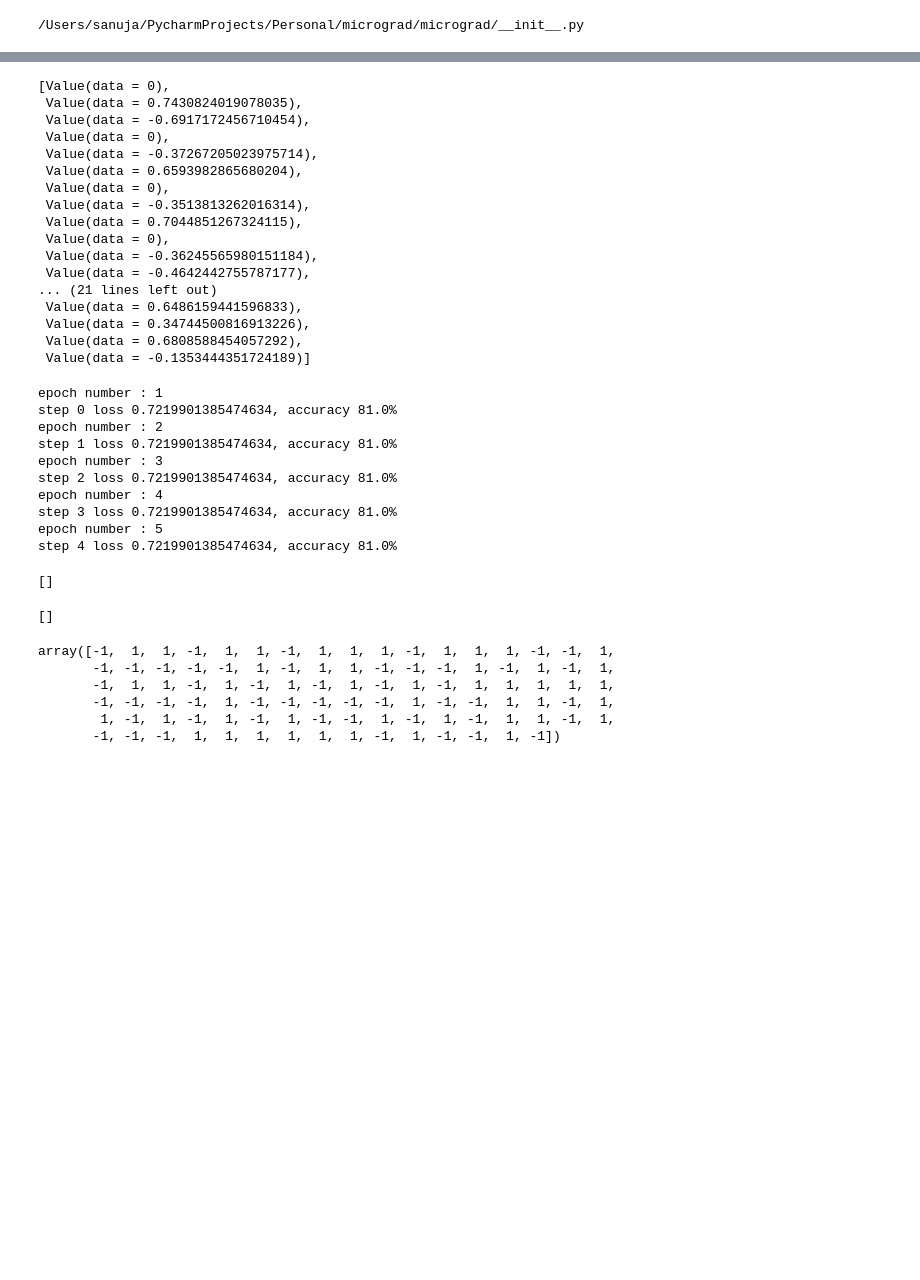
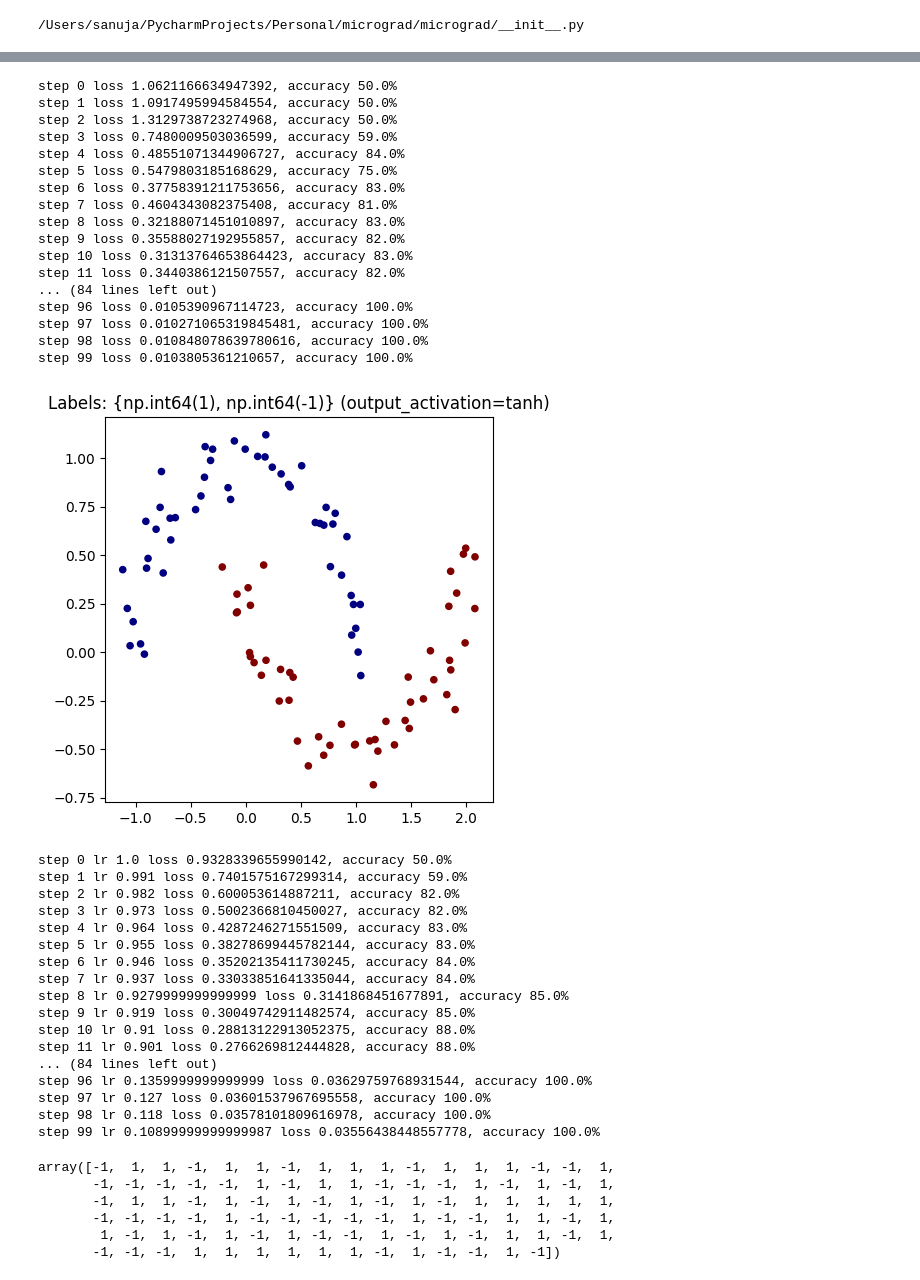
Before and after one commit to sanilahuja4/micrograd, a Jupyter notebook: notebooks/micrograd_from_scratch.ipynb, the cells around one changed output, grey strips where cells are left out. Cells and saved outputs as stored; diff of their text form; code cells hidden in the pictures; blank space fills up the shorter version.

Commit message:
fixed training bugs and added train.py

```diff
--- a/notebooks/micrograd_from_scratch.ipynb
+++ b/notebooks/micrograd_from_scratch.ipynb
@@ -697,25 +723,7 @@ from micrograd.nn import MLP
 from micrograd.engine import Value
 import numpy as np
 
-nn = MLP(2,[4,4,1])
-nn.parameters()
+nn = MLP(2,[16,16,1],activation=['relu','relu','linear'])
+# nn.parameters()
-# %% [output]
-[Value(data = 0),
- Value(data = 0.7430824019078035),
- Value(data = -0.6917172456710454),
- Value(data = 0),
- Value(data = -0.37267205023975714),
- Value(data = 0.6593982865680204),
- Value(data = 0),
- Value(data = -0.3513813262016314),
- Value(data = 0.7044851267324115),
- Value(data = 0),
- Value(data = -0.36245565980151184),
- Value(data = -0.4642442755787177),
-... (21 lines left out)
- Value(data = 0.6486159441596833),
- Value(data = 0.34744500816913226),
- Value(data = 0.6808588454057292),
- Value(data = -0.1353444351724189)]
 # %%
 def loss_max_margin(pred: list[Value], labels: list[int]):
@@ -768,24 +798,46 @@ def train_model(X: list[Value], y:list[int], nn:MLP, epochs: int, lr: float, bat
 # %%
-train_model(X,y,nn,5,0.1,None)
+train_model(X,y,nn,100,0.05,None)
 # %% [output]
-epoch number : 1
-step 0 loss 0.7219901385474634, accuracy 81.0%
-epoch number : 2
-step 1 loss 0.7219901385474634, accuracy 81.0%
-epoch number : 3
-step 2 loss 0.7219901385474634, accuracy 81.0%
-epoch number : 4
-step 3 loss 0.7219901385474634, accuracy 81.0%
-epoch number : 5
-step 4 loss 0.7219901385474634, accuracy 81.0%
+step 0 loss 1.0621166634947392, accuracy 50.0%
+step 1 loss 1.0917495994584554, accuracy 50.0%
+step 2 loss 1.3129738723274968, accuracy 50.0%
+step 3 loss 0.7480009503036599, accuracy 59.0%
+step 4 loss 0.48551071344906727, accuracy 84.0%
+step 5 loss 0.5479803185168629, accuracy 75.0%
+step 6 loss 0.37758391211753656, accuracy 83.0%
+step 7 loss 0.4604343082375408, accuracy 81.0%
+step 8 loss 0.32188071451010897, accuracy 83.0%
+step 9 loss 0.35588027192955857, accuracy 82.0%
+step 10 loss 0.31313764653864423, accuracy 83.0%
+step 11 loss 0.3440386121507557, accuracy 82.0%
+... (84 lines left out)
+step 96 loss 0.0105390967114723, accuracy 100.0%
+step 97 loss 0.010271065319845481, accuracy 100.0%
+step 98 loss 0.010848078639780616, accuracy 100.0%
+step 99 loss 0.0103805361210657, accuracy 100.0%
 # %%
-[Value(data = 0.626012986738795)] * -1
+from micrograd.train import main
-# %% [output]
-[]
 # %%
-[2] * -1
+main()
 # %% [output]
+[figure, added]
-[]
+step 0 lr 1.0 loss 0.9328339655990142, accuracy 50.0%
+step 1 lr 0.991 loss 0.7401575167299314, accuracy 59.0%
+step 2 lr 0.982 loss 0.600053614887211, accuracy 82.0%
+step 3 lr 0.973 loss 0.5002366810450027, accuracy 82.0%
+step 4 lr 0.964 loss 0.4287246271551509, accuracy 83.0%
+step 5 lr 0.955 loss 0.38278699445782144, accuracy 83.0%
+step 6 lr 0.946 loss 0.35202135411730245, accuracy 84.0%
+step 7 lr 0.937 loss 0.33033851641335044, accuracy 84.0%
+step 8 lr 0.9279999999999999 loss 0.3141868451677891, accuracy 85.0%
+step 9 lr 0.919 loss 0.30049742911482574, accuracy 85.0%
+step 10 lr 0.91 loss 0.28813122913052375, accuracy 88.0%
+step 11 lr 0.901 loss 0.2766269812444828, accuracy 88.0%
+... (84 lines left out)
+step 96 lr 0.1359999999999999 loss 0.03629759768931544, accuracy 100.0%
+step 97 lr 0.127 loss 0.03601537967695558, accuracy 100.0%
+step 98 lr 0.118 loss 0.03578101809616978, accuracy 100.0%
+step 99 lr 0.10899999999999987 loss 0.03556438448557778, accuracy 100.0%
 # %%
 # %% [output]
 array([-1,  1,  1, -1,  1,  1, -1,  1,  1,  1, -1,  1,  1,  1, -1, -1,  1,
```
Also changed, not shown: parts of 4 cells of this notebook, 3 other files.
